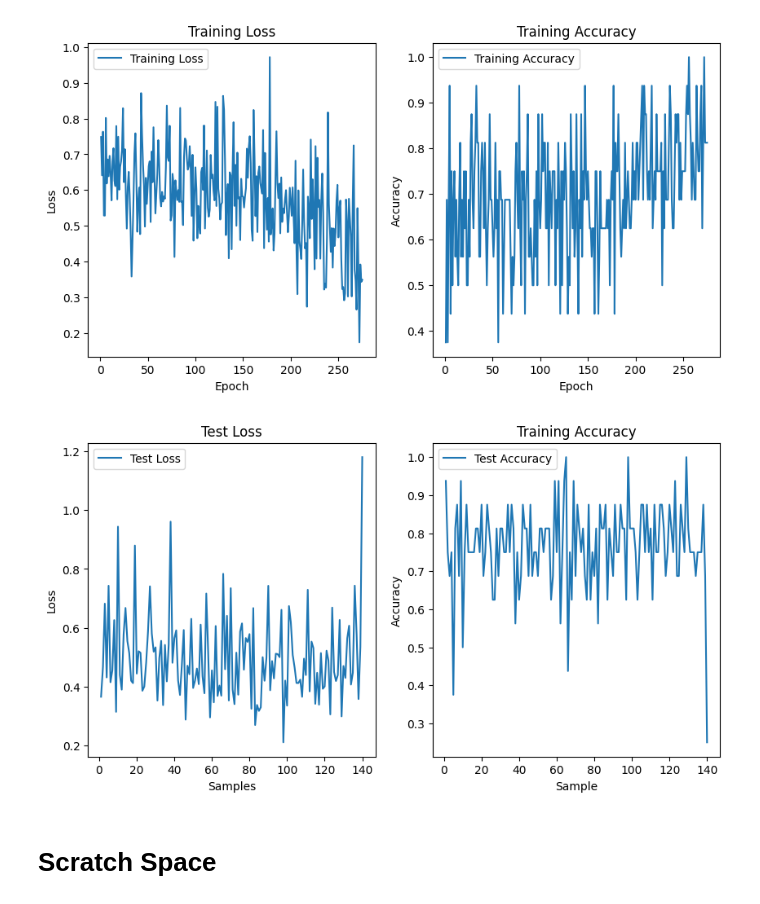
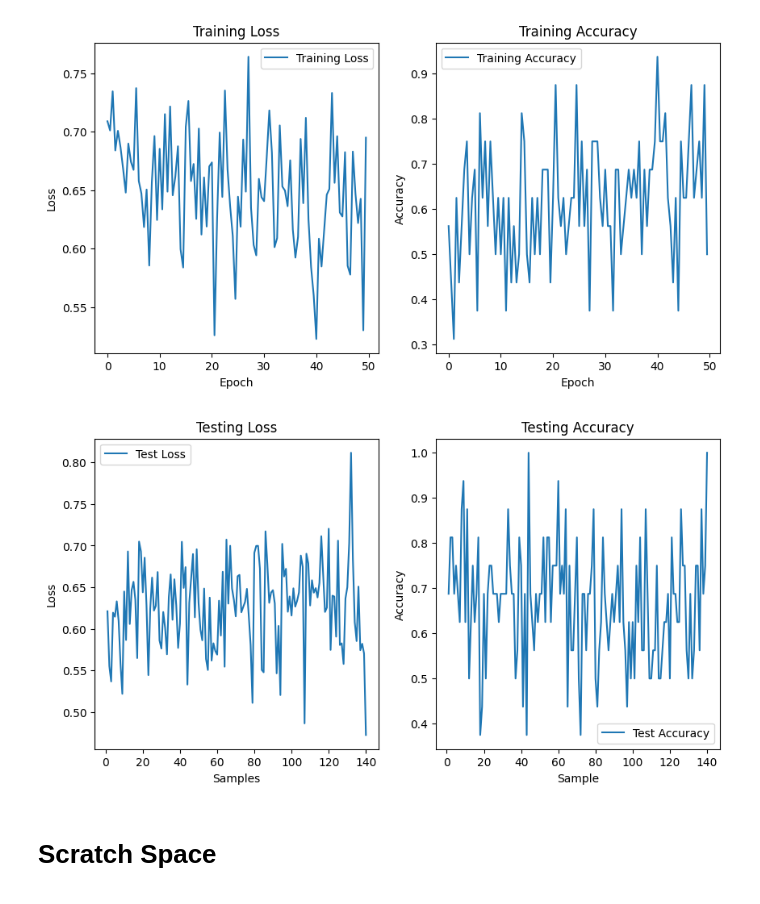
Before and after one commit to Denylson-Fuentes/Tire_Quality_Detector, a Jupyter notebook: Tire Quality Inspector.ipynb, the cells around one changed output. Saved outputs shown, nothing was run; the diff lists cells and outputs as text; code cells hidden in the pictures.

```diff
--- a/Tire Quality Inspector.ipynb
+++ b/Tire Quality Inspector.ipynb
@@ -244,7 +244,7 @@ class HybridDenseNetLightning(pl.LightningModule):
         #     self.train_loss.append(loss.item())
         #     self.train_acc.append(acc)
 
-        if batch_idx % 10 == 9:
+        if batch_idx % 250 == 249:
                 print('[%5d], loss : %.6f, acc: %.6f' %(batch_idx + 1, loss.item(), acc))
                 self.train_loss.append(loss.item())
                 self.train_acc.append(acc)
@@ -274,13 +274,14 @@ class HybridDenseNetLightning(pl.LightningModule):
         return loss
 
     def configure_optimizers(self):
-        optimizer = torch.optim.Adam(self.parameters(), lr=1e-2)
+        optimizer = torch.optim.Adam(self.parameters(), lr=1e-6)
         return optimizer
 # %%
 batch_size = 16
 tire_datamodule = TireDataModule(root, batch_size)
 # %%
-trainer = pl.Trainer(accelerator = 'gpu', devices = 1, max_epochs = 5)
+epochs = 50
+trainer = pl.Trainer(accelerator = 'gpu', devices = 1, max_epochs = epochs)
 net = HybridDenseNet(growth_rate=2, cardinality=3, bottleneck_width=4, num_classes=2, layers = 3)
 lightning_model = HybridDenseNetLightning(net)
 trainer.fit(lightning_model, tire_datamodule)
@@ -349,11 +350,11 @@ Testing model..
 # %%
 # Create an array with the number of epochs
-epochs = [i for i in range(1, len(lightning_model.train_loss) + 1)]
+x = list(np.arange(0.0, epochs, 0.5))
 
 # Plot the loss
 plt.figure(figsize=(10, 5))
 plt.subplot(1, 2, 1)
-plt.plot(epochs, lightning_model.train_loss, label='Training Loss')
+plt.plot(x, lightning_model.train_loss, label='Training Loss')
 plt.title('Training Loss')
 plt.xlabel('Epoch')
 plt.ylabel('Loss')
@@ -361,7 +362,7 @@ plt.legend()
 
 # Plot the accuracy
 plt.subplot(1, 2, 2)
-plt.plot(epochs, lightning_model.train_acc, label='Training Accuracy')
+plt.plot(x, lightning_model.train_acc, label='Training Accuracy')
 plt.title('Training Accuracy')
 plt.xlabel('Epoch')
 plt.ylabel('Accuracy')
@@ -369,31 +370,31 @@ plt.legend()
 
 plt.show()
 # %% [output]
-[figure, old version]
+[figure, new version]
 # %%
 # Create an array with the number of epochs
 epochs = [i for i in range(1, len(lightning_model.test_loss) + 1)]
 
 # Plot the loss
 plt.figure(figsize=(10, 5))
 plt.subplot(1, 2, 1)
 plt.plot(epochs, lightning_model.test_loss, label='Test Loss')
-plt.title('Test Loss')
+plt.title('Testing Loss')
 plt.xlabel('Samples')
 plt.ylabel('Loss')
 plt.legend()
 
 # Plot the accuracy
 plt.subplot(1, 2, 2)
 plt.plot(epochs, lightning_model.test_acc, label='Test Accuracy')
-plt.title('Training Accuracy')
+plt.title('Testing Accuracy')
 plt.xlabel('Sample')
 plt.ylabel('Accuracy')
 plt.legend()
 
 plt.show()
 # %% [output]
-[figure, old version]
+[figure, new version]
 # %% [markdown]
 # Scratch Space #
 # %%
```
Also changed, not shown: parts of 2 cells of this notebook.
